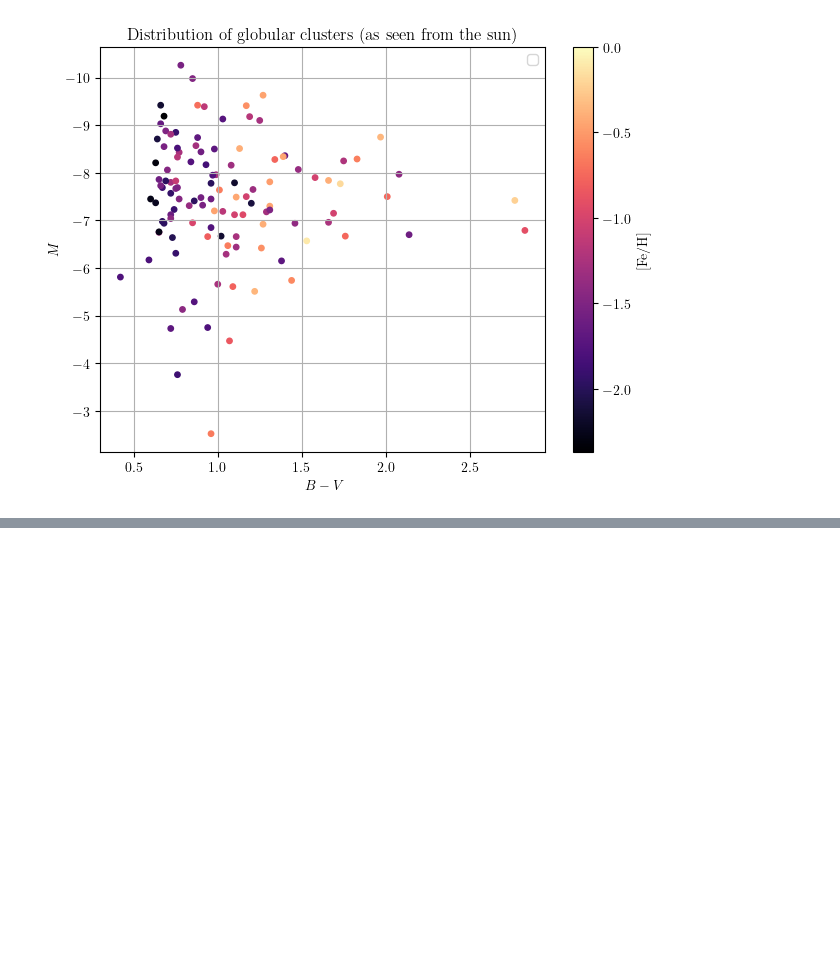
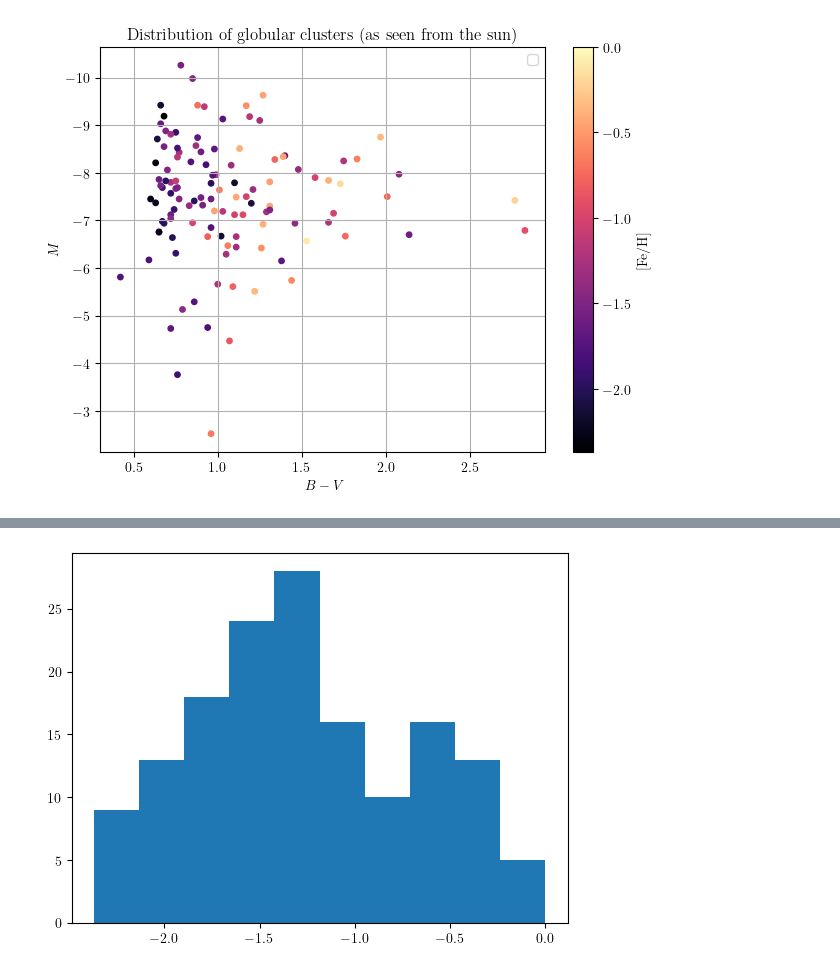
Before and after one commit to eddikebrygger/PHYS3116---Project, a Jupyter notebook: Main_file.ipynb, the cells around one changed output, grey strips where cells are left out. Saved outputs shown, nothing was run; the diff lists cells and outputs as text; code cells hidden in the pictures; blank space fills up the shorter version.

```diff
--- a/Main_file.ipynb
+++ b/Main_file.ipynb
@@ -111,0 +128,6 @@ plt.show()
+# %%
+plt.figure()
+plt.hist(mtlc)
+plt.show()
+# %% [output]
+[figure, added]
```
Also changed, not shown: parts of 5 cells of this notebook.
